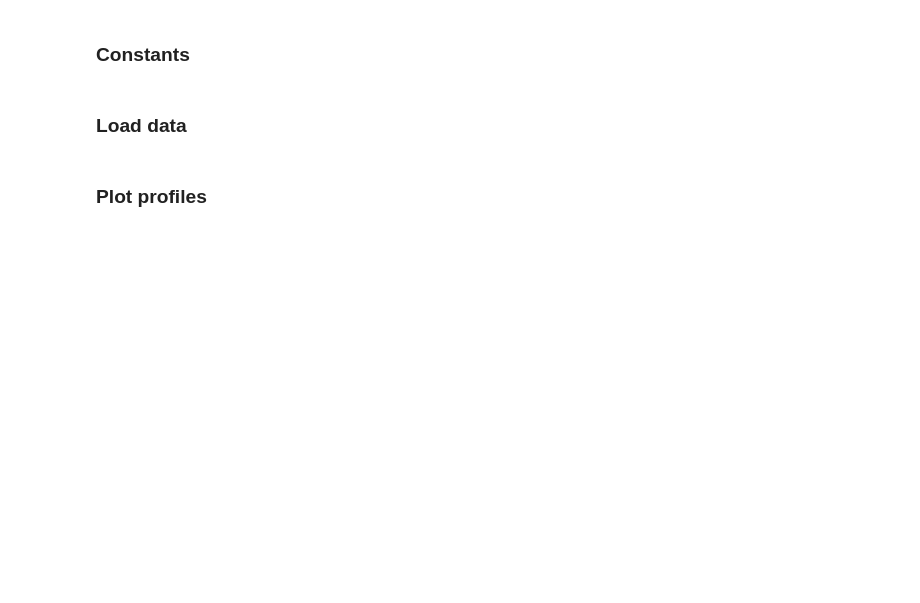
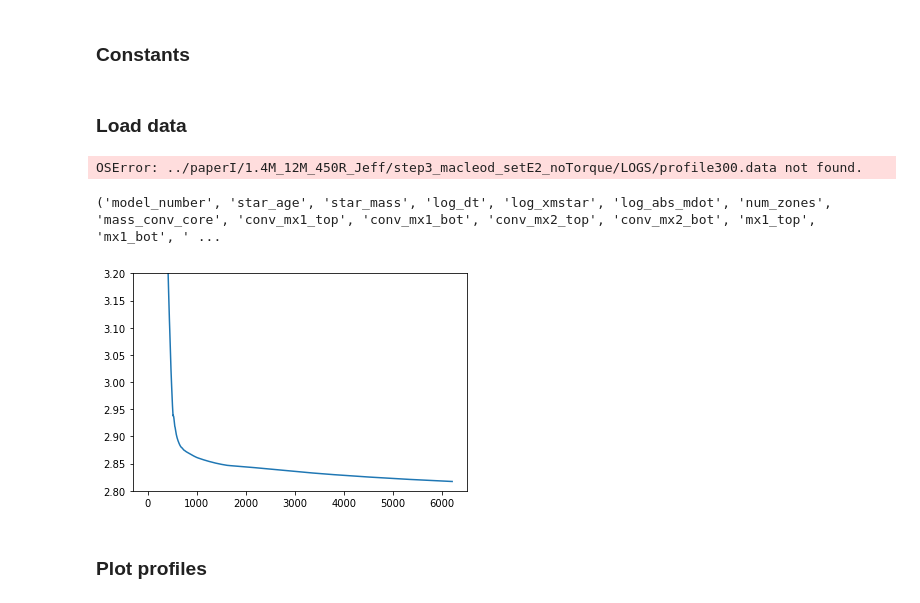
Before and after one commit to JRGarza/CE_mesa, a Jupyter notebook: notebooks/Inspiral Profiles.ipynb, the cells around one changed output. Saved outputs shown, nothing was run; the diff lists cells and outputs as text; code cells hidden in the pictures; blank space fills up the shorter version.

```diff
--- a/notebooks/Inspiral Profiles.ipynb
+++ b/notebooks/Inspiral Profiles.ipynb
@@ -49,9 +49,33 @@ phaseI = mesa.LoadOneProfile(data_dir + filename)
 filename = "profile8.data"
 phaseII = mesa.LoadOneProfile(data_dir + filename)
 
+# Separation = 12.5 Rsun
+filename = "profile200.data"
+phaseIII = mesa.LoadOneProfile(data_dir + filename)
+
 # Separation = 15 Rsun
-filename = "profile41.data"
-phaseIII = mesa.LoadOneProfile(data_dir + filename)
+filename = "profile300.data"
+phaseIV = mesa.LoadOneProfile(data_dir + filename)
+
+
+
+# History file
+filename = "history.data"
+history = np.genfromtxt(data_dir + filename, names=True, skip_header=5)
+# %% [output]
+OSError: ../paperI/1.4M_12M_450R_Jeff/step3_macleod_setE2_noTorque/LOGS/profile300.data not found.
+# %%
+print(history.dtype.names)
+# %% [output]
+('model_number', 'star_age', 'star_mass', 'log_dt', 'log_xmstar', 'log_abs_mdot', 'num_zones', 'mass_conv_core', 'conv_mx1_top', 'conv_mx1_bot', 'conv_mx2_top', 'conv_mx2_bot', 'mx1_top', 'mx1_bot', ' ...
+# %%
+plt.plot(history['model_number'], history['CE_companion_position_m'])
+
+plt.ylim(2.8, 3.2)
+
+plt.show()
+# %% [output]
+[figure, added]
 # %% [markdown]
 ### Plot profiles
 # %%
```
Also changed, not shown: parts of 4 cells of this notebook, 1 other file.
